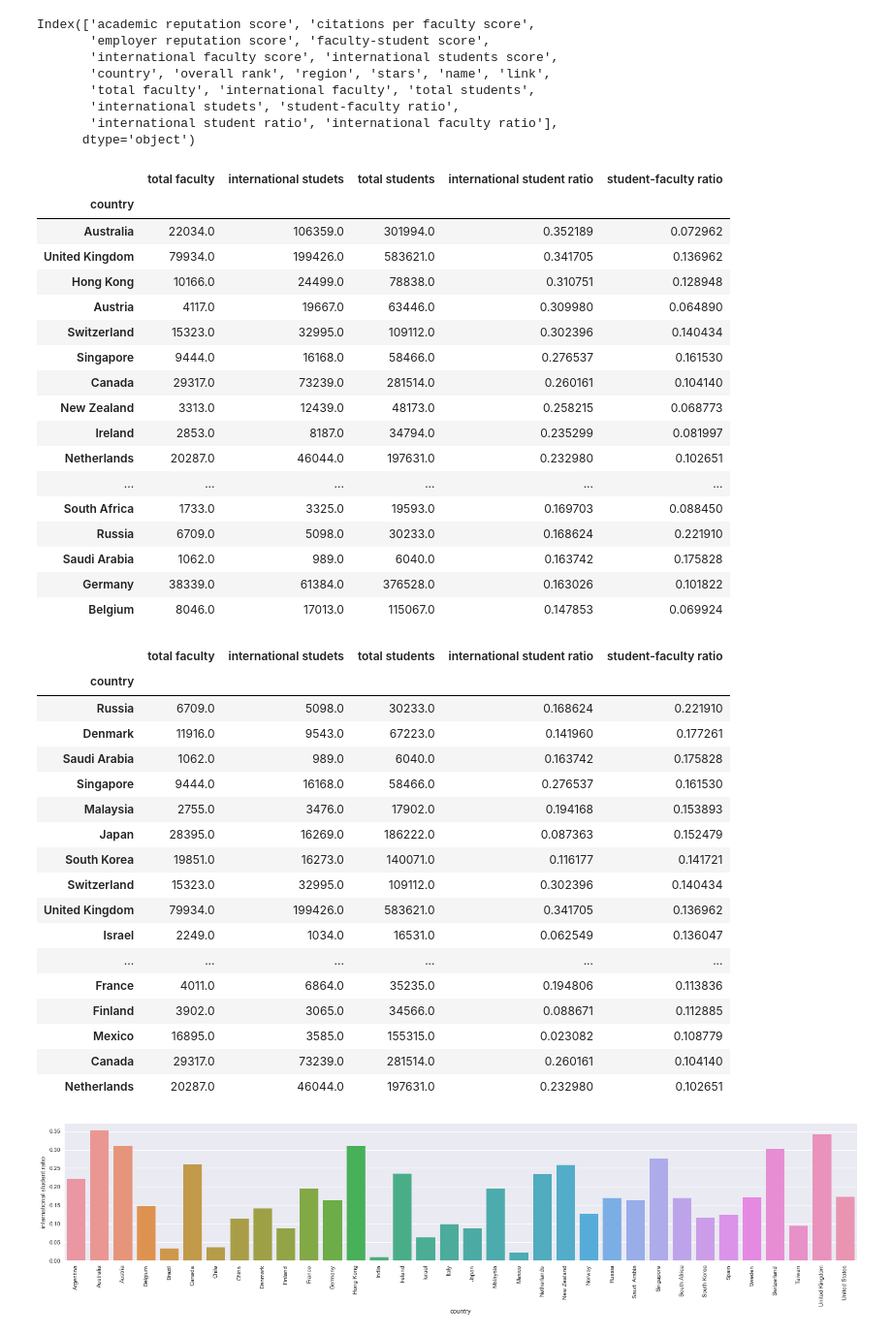
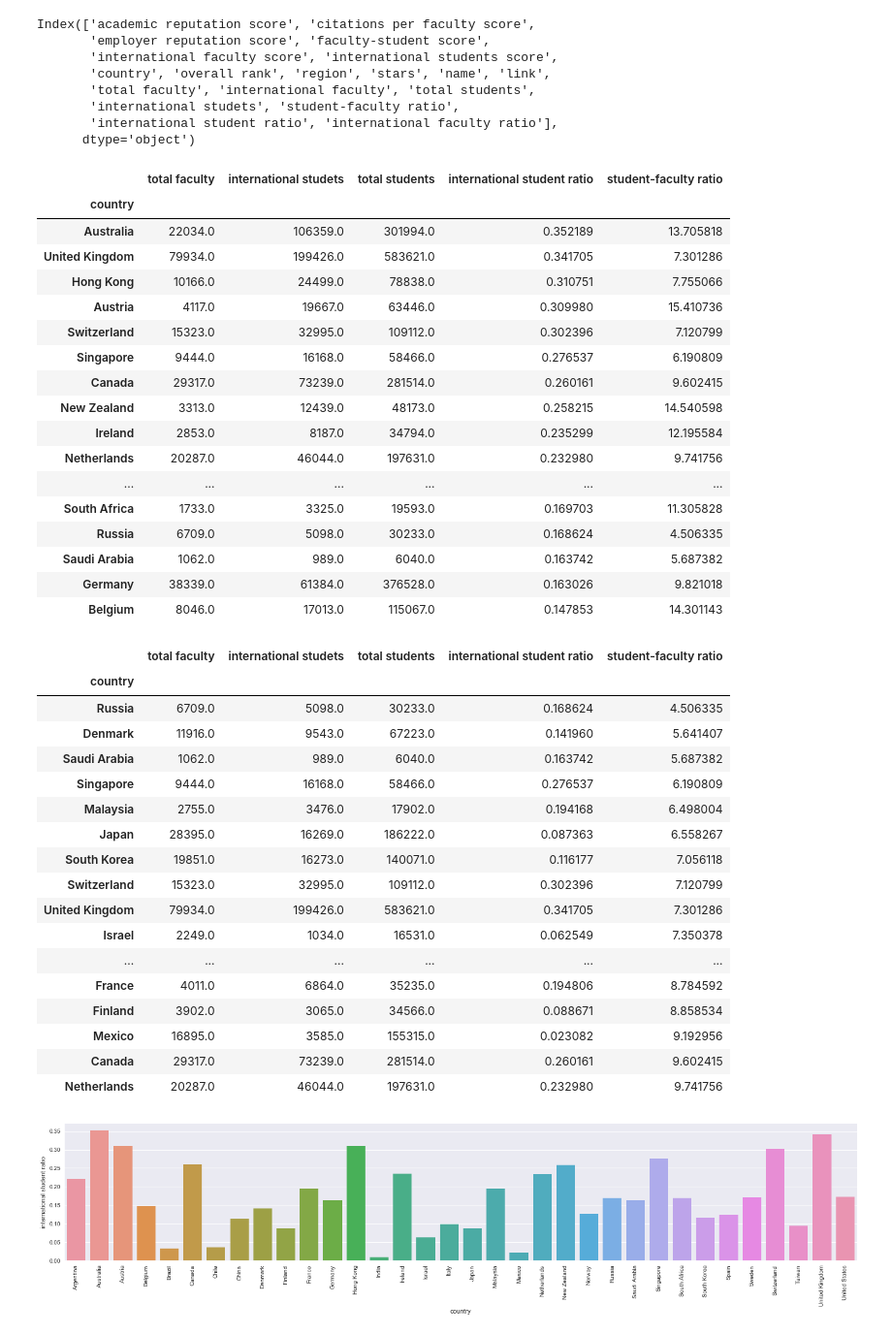
Before and after one commit to odorgergo/ada-rag, a Jupyter notebook: HW2/topuniversities.ipynb, the cells around one changed output. Shown at 97% size. Cells and saved outputs as stored; diff of their text form; code cells hidden in the pictures.

```diff
--- a/HW2/topuniversities.ipynb
+++ b/HW2/topuniversities.ipynb
@@ -237,58 +237,58 @@ Index(['academic reputation score', 'citations per faculty score',
 # %%
 ranking_extended_1 = PDdata.copy()
 
 cols_list = ['name', 'total faculty', 'international studets', 'total students']
 
 def do_country_region_agg(df, col_name, columns_list):
     columns_list.append(col_name)
     df_agg = df[columns_list]
     df_agg = df_agg.groupby(col_name).sum()
     df_agg['international student ratio'] = df_agg['international studets']/df_agg['total students']
-    df_agg['student-faculty ratio'] = df_agg['total faculty']/df_agg['total students']
+    df_agg['student-faculty ratio'] = df_agg['total students']/df_agg['total faculty']
     return df_agg
 
 ranking_aggregated_country = do_country_region_agg(ranking_extended_1, 'country', cols_list)
 ranking_aggregated_country.sort_values(ascending=False, by='international student ratio').head(20)
 # %% [output]
 |  | total faculty | international studets | total students | international student ratio | student-faculty ratio |
 | country |  |  |  |  |  |
-| Australia | 22034.0 | 106359.0 | 301994.0 | 0.352189 | 0.072962 |
-| United Kingdom | 79934.0 | 199426.0 | 583621.0 | 0.341705 | 0.136962 |
-| Hong Kong | 10166.0 | 24499.0 | 78838.0 | 0.310751 | 0.128948 |
-| Austria | 4117.0 | 19667.0 | 63446.0 | 0.309980 | 0.064890 |
-| Switzerland | 15323.0 | 32995.0 | 109112.0 | 0.302396 | 0.140434 |
-| Singapore | 9444.0 | 16168.0 | 58466.0 | 0.276537 | 0.161530 |
-| Canada | 29317.0 | 73239.0 | 281514.0 | 0.260161 | 0.104140 |
-| New Zealand | 3313.0 | 12439.0 | 48173.0 | 0.258215 | 0.068773 |
-| Ireland | 2853.0 | 8187.0 | 34794.0 | 0.235299 | 0.081997 |
-| Netherlands | 20287.0 | 46044.0 | 197631.0 | 0.232980 | 0.102651 |
+| Australia | 22034.0 | 106359.0 | 301994.0 | 0.352189 | 13.705818 |
+| United Kingdom | 79934.0 | 199426.0 | 583621.0 | 0.341705 | 7.301286 |
+| Hong Kong | 10166.0 | 24499.0 | 78838.0 | 0.310751 | 7.755066 |
+| Austria | 4117.0 | 19667.0 | 63446.0 | 0.309980 | 15.410736 |
+| Switzerland | 15323.0 | 32995.0 | 109112.0 | 0.302396 | 7.120799 |
+| Singapore | 9444.0 | 16168.0 | 58466.0 | 0.276537 | 6.190809 |
+| Canada | 29317.0 | 73239.0 | 281514.0 | 0.260161 | 9.602415 |
+| New Zealand | 3313.0 | 12439.0 | 48173.0 | 0.258215 | 14.540598 |
+| Ireland | 2853.0 | 8187.0 | 34794.0 | 0.235299 | 12.195584 |
+| Netherlands | 20287.0 | 46044.0 | 197631.0 | 0.232980 | 9.741756 |
 | ... | ... | ... | ... | ... | ... |
-| South Africa | 1733.0 | 3325.0 | 19593.0 | 0.169703 | 0.088450 |
-| Russia | 6709.0 | 5098.0 | 30233.0 | 0.168624 | 0.221910 |
-| Saudi Arabia | 1062.0 | 989.0 | 6040.0 | 0.163742 | 0.175828 |
-| Germany | 38339.0 | 61384.0 | 376528.0 | 0.163026 | 0.101822 |
-| Belgium | 8046.0 | 17013.0 | 115067.0 | 0.147853 | 0.069924 |
+| South Africa | 1733.0 | 3325.0 | 19593.0 | 0.169703 | 11.305828 |
+| Russia | 6709.0 | 5098.0 | 30233.0 | 0.168624 | 4.506335 |
+| Saudi Arabia | 1062.0 | 989.0 | 6040.0 | 0.163742 | 5.687382 |
+| Germany | 38339.0 | 61384.0 | 376528.0 | 0.163026 | 9.821018 |
+| Belgium | 8046.0 | 17013.0 | 115067.0 | 0.147853 | 14.301143 |
 # %%
-ranking_aggregated_country.sort_values(ascending=False, by='student-faculty ratio').head(20)
+ranking_aggregated_country.sort_values(ascending=True, by='student-faculty ratio').head(20)
 # %% [output]
 |  | total faculty | international studets | total students | international student ratio | student-faculty ratio |
 | country |  |  |  |  |  |
-| Russia | 6709.0 | 5098.0 | 30233.0 | 0.168624 | 0.221910 |
-| Denmark | 11916.0 | 9543.0 | 67223.0 | 0.141960 | 0.177261 |
-| Saudi Arabia | 1062.0 | 989.0 | 6040.0 | 0.163742 | 0.175828 |
-| Singapore | 9444.0 | 16168.0 | 58466.0 | 0.276537 | 0.161530 |
-| Malaysia | 2755.0 | 3476.0 | 17902.0 | 0.194168 | 0.153893 |
-| Japan | 28395.0 | 16269.0 | 186222.0 | 0.087363 | 0.152479 |
-| South Korea | 19851.0 | 16273.0 | 140071.0 | 0.116177 | 0.141721 |
-| Switzerland | 15323.0 | 32995.0 | 109112.0 | 0.302396 | 0.140434 |
-| United Kingdom | 79934.0 | 199426.0 | 583621.0 | 0.341705 | 0.136962 |
-| Israel | 2249.0 | 1034.0 | 16531.0 | 0.062549 | 0.136047 |
+| Russia | 6709.0 | 5098.0 | 30233.0 | 0.168624 | 4.506335 |
+| Denmark | 11916.0 | 9543.0 | 67223.0 | 0.141960 | 5.641407 |
+| Saudi Arabia | 1062.0 | 989.0 | 6040.0 | 0.163742 | 5.687382 |
+| Singapore | 9444.0 | 16168.0 | 58466.0 | 0.276537 | 6.190809 |
+| Malaysia | 2755.0 | 3476.0 | 17902.0 | 0.194168 | 6.498004 |
+| Japan | 28395.0 | 16269.0 | 186222.0 | 0.087363 | 6.558267 |
+| South Korea | 19851.0 | 16273.0 | 140071.0 | 0.116177 | 7.056118 |
+| Switzerland | 15323.0 | 32995.0 | 109112.0 | 0.302396 | 7.120799 |
+| United Kingdom | 79934.0 | 199426.0 | 583621.0 | 0.341705 | 7.301286 |
+| Israel | 2249.0 | 1034.0 | 16531.0 | 0.062549 | 7.350378 |
 | ... | ... | ... | ... | ... | ... |
-| France | 4011.0 | 6864.0 | 35235.0 | 0.194806 | 0.113836 |
-| Finland | 3902.0 | 3065.0 | 34566.0 | 0.088671 | 0.112885 |
-| Mexico | 16895.0 | 3585.0 | 155315.0 | 0.023082 | 0.108779 |
-| Canada | 29317.0 | 73239.0 | 281514.0 | 0.260161 | 0.104140 |
-| Netherlands | 20287.0 | 46044.0 | 197631.0 | 0.232980 | 0.102651 |
+| France | 4011.0 | 6864.0 | 35235.0 | 0.194806 | 8.784592 |
+| Finland | 3902.0 | 3065.0 | 34566.0 | 0.088671 | 8.858534 |
+| Mexico | 16895.0 | 3585.0 | 155315.0 | 0.023082 | 9.192956 |
+| Canada | 29317.0 | 73239.0 | 281514.0 | 0.260161 | 9.602415 |
+| Netherlands | 20287.0 | 46044.0 | 197631.0 | 0.232980 | 9.741756 |
 # %%
 ax = sns.factorplot(kind = 'bar', x="country", y="international student ratio", data=ranking_aggregated_country.reset_index(), aspect=5)
 plt.xticks(rotation=90)
```
Also changed, not shown: parts of 6 cells of this notebook, 2 other files.
